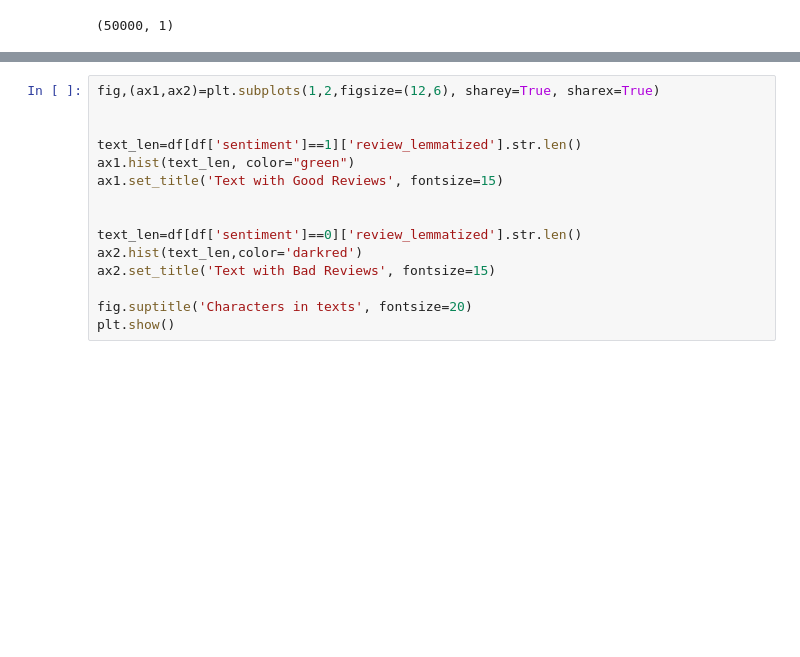
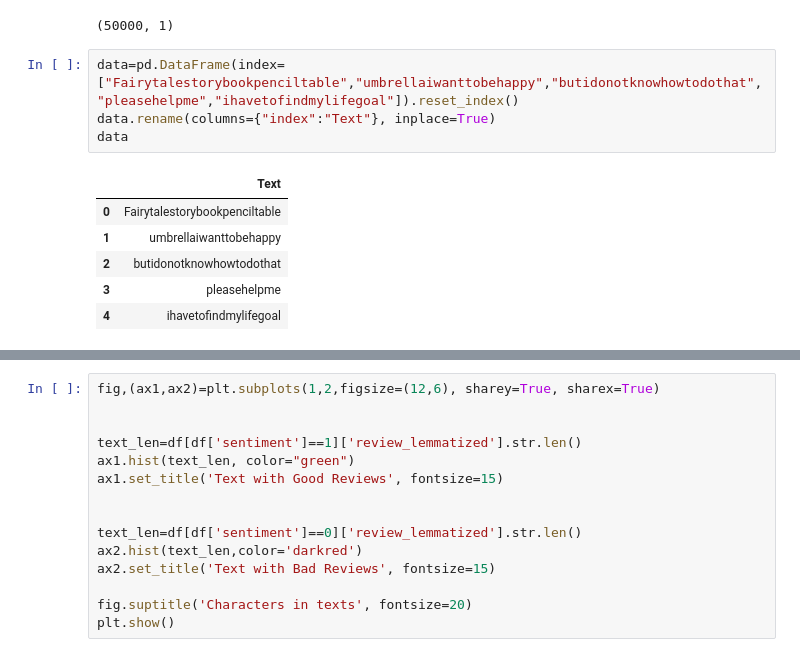
Before and after one commit to Afranur-Artar/Deep-Learning-NLP-Project, a Jupyter notebook: IMDB_NLP_Project3.ipynb, the cells around one changed output, grey strips where cells are left out. Saved outputs shown, nothing was run; the diff lists cells and outputs as text; blank space fills up the shorter version.

```diff
--- a/IMDB_NLP_Project3.ipynb
+++ b/IMDB_NLP_Project3.ipynb
@@ -382,3 +396,14 @@ data_frame.head(10)
 data_frame.shape
 # %% [output]
 (50000, 1)
+# %%
+data=pd.DataFrame(index=["Fairytalestorybookpenciltable","umbrellaiwanttobehappy","butidonotknowhowtodothat","pleasehelpme","ihavetofindmylifegoal"]).reset_index()
+data.rename(columns={"index":"Text"}, inplace=True)
+data
+# %% [output]
+|  | Text |
+| 0 | Fairytalestorybookpenciltable |
+| 1 | umbrellaiwanttobehappy |
+| 2 | butidonotknowhowtodothat |
+| 3 | pleasehelpme |
+| 4 | ihavetofindmylifegoal |
```
Also changed, not shown: parts of 30 cells of this notebook.
